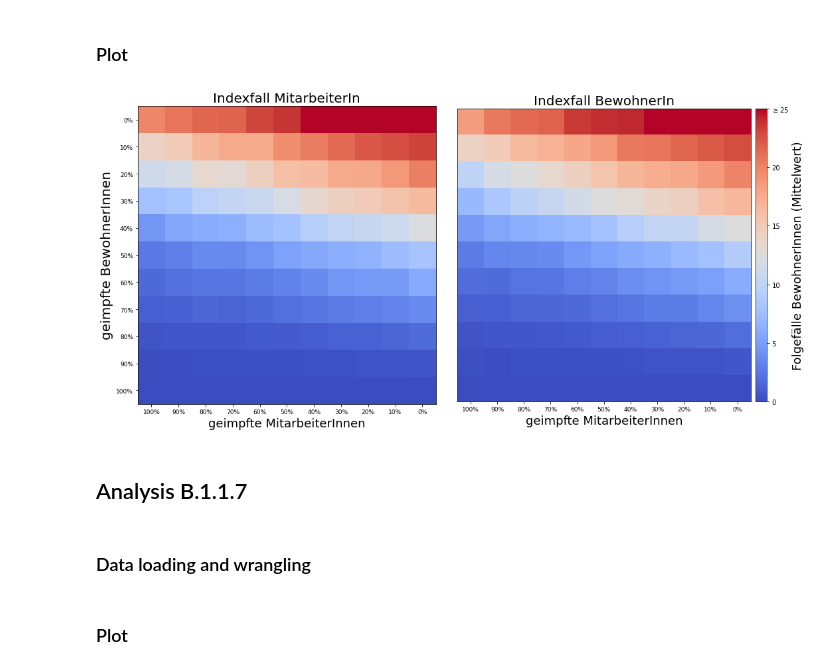
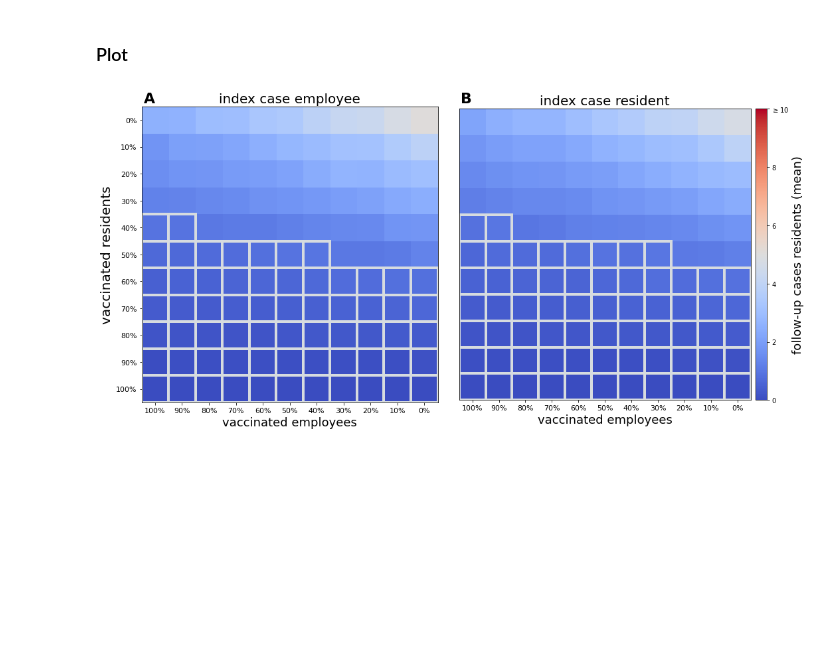
Before and after one commit to JanaLasser/nursing_home_SEIRX, a Jupyter notebook: analysis_vaccination.ipynb, the cells around one changed output. Drawn from its saved outputs; the diff is of its cells as text; code cells hidden in the pictures; blank space fills up the shorter version.

Commit message:
final data creation settings

```diff
--- a/analysis_vaccination.ipynb
+++ b/analysis_vaccination.ipynb
@@ -9,7 +9,7 @@ import matplotlib as mpl
 from mpl_toolkits.axes_grid1 import make_axes_locatable
 import analysis_functions as af
 # %%
-language = 'german'
+language = 'english'
 vaccination_ratios = [1.0, 0.9, 0.8, 0.7, 0.6, 0.5, 0.4, 0.3, 0.2, 0.1, 0.0]
 # %% [markdown]
 ## Mappings of variables to plot labels
@@ -35,7 +35,7 @@ if language == 'german':
                        'R0_mean':'$R_0$',
                        'R0_mean':'$R_0$'}
 
-    index_case_map = {'employee':'Indexfall MitarbeiterIn',
-                      'resident':'Indexfall BewohnerIn'}
+    index_case_map = {'employee':'kein Besuch (Indexfall MitarbeiterIn)',
+                      'resident':'Besuch (Indexfall BewohnerIn)'}
     xlabel = 'geimpfte MitarbeiterInnen'
     ylabel = 'geimpfte BewohnerInnen'
@@ -41,0 +46,5 @@ if language == 'german':
+# %%
+res_path = '../data/simulation_results'
+dst_path = '../plots'
+N_runs = 5000
+sim_name = 'simulations_vaccination_rate_UK_variant_{}.csv'.format(N_runs)
@@ -46,7 +191,7 @@ if language == 'german':
 # %%
 res_path = '../data/simulation_results'
 dst_path = '../plots'
-N_runs = 1000
+N_runs = 5000
 sim_name = 'simulations_vaccination_rate_{}.csv'.format(N_runs)
 # %%
 data = pd.read_csv(join(res_path, sim_name))
@@ -62,8 +207,8 @@ metric = 'infected_residents_mean'
 fig, axes = plt.subplots(1, 2, figsize=(15, 9))
 
 vmin=0
-vmax=25
-vstep=5
+vmax=10
+vstep=2
 
 # compare scenarios in which either employees or residents are the index case
 for i, index_case_mode, ax in zip([0, 1], ['employee', 'resident'], axes):
@@ -85,36 +230,44 @@ for i, index_case_mode, ax in zip([0, 1], ['employee', 'resident'], axes):
         # which is defined as the number of FOLLOW-UP cases, given an index
         # case
         img = img - 1
     img_plot = af.plot_heatmap(ax, img,
             ['{:1.0f}%'.format(100*i) for i in vaccination_ratios],
-            vmin, vmax, xticks, yticks, xlabel, ylabel)
+            vmin, vmax, xticks, yticks, xlabel, ylabel,ticklabel_fontsize=11)
+
+    mask = np.where(img < 1, 1, 0)
+    for i in range(img.shape[0]):
+        for j in range(img.shape[1]):
+            if mask[i, j]:
+                rect = plt.Rectangle((j-0.5, i-0.5), 1, 1, color='g',
+                                alpha=1, fill=False, ec='#D6DBDF', lw=4)
+                ax.add_patch(rect)
+
     ax.xaxis.label.set_size(18)
     ax.yaxis.label.set_size(20)
 
 # colorbar
 divider = make_axes_locatable(axes[1])
 cbar_ax = divider.append_axes('right', size='4%', pad=0.1)
 
 norm = mpl.colors.Normalize(vmin=vmin,vmax=vmax)
 sm = plt.cm.ScalarMappable(cmap= plt.get_cmap('coolwarm'), norm=norm)
 cbar = fig.colorbar(sm, cax=cbar_ax, orientation='vertical',\
                         ticks=np.arange(vmin, vmax + 1, vstep))
 yticklabels = list(range(vmin, vmax, vstep)) + ['$\geq {}$'.format(vmax)]
 cbar.ax.set_yticklabels(yticklabels)
 cbar.set_label('{}'.format(metric_name_map[metric]), fontsize=18)
 
 # dummy axis to preserve spacing
 divider = make_axes_locatable(axes[0])
 cbar_ax = divider.append_axes('right', size='4%', pad=0.0)
 cbar_ax.set_axis_off()
 
+fig.text(0.07, 0.8525, 'A', fontweight='bold', fontsize=22)
+fig.text(0.512, 0.8525, 'B', fontweight='bold', fontsize=22)
+
 plt.tight_layout()
 
 plt.savefig('../plots/vaccinations_{}.pdf'.format(language[0:3]))
 plt.savefig('../plots/vaccinations_{}.png'.format(language[0:3]))
 # %% [output]
-[figure, old version]
+[figure, new version]
-# %% [markdown]
-## Analysis B.1.1.7
-# %% [markdown]
-### Data loading and wrangling
@@ -131,2 +273,0 @@ data = data.set_index(['index_case', 'employee_vaccination_ratio',
-# %% [markdown]
-### Plot
```
Also changed, not shown: parts of 34 cells of this notebook, 1 other file.
